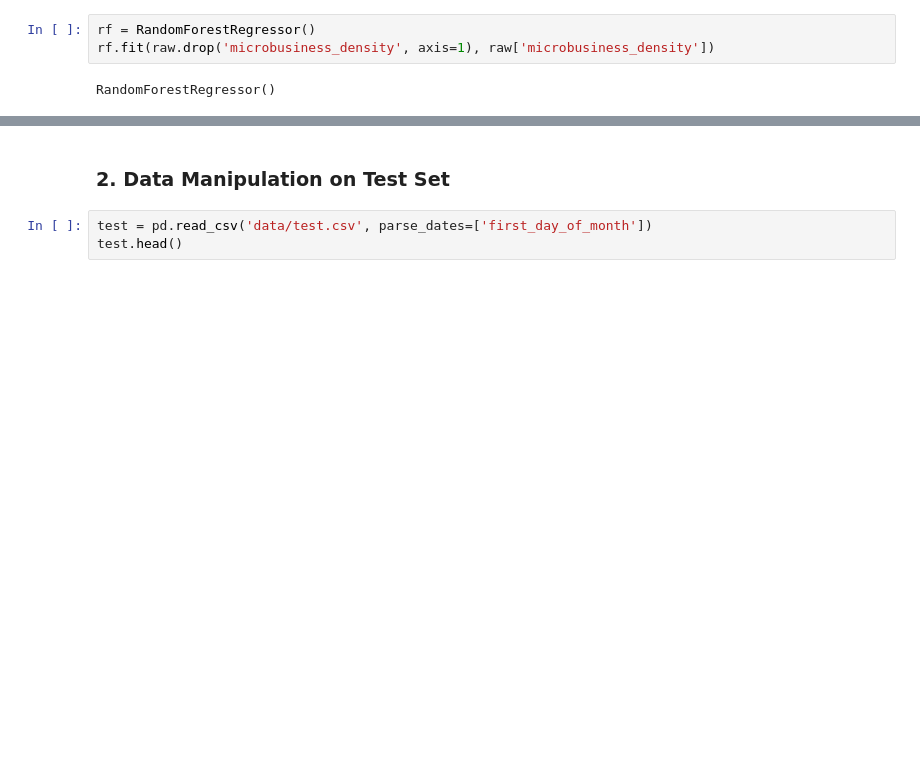
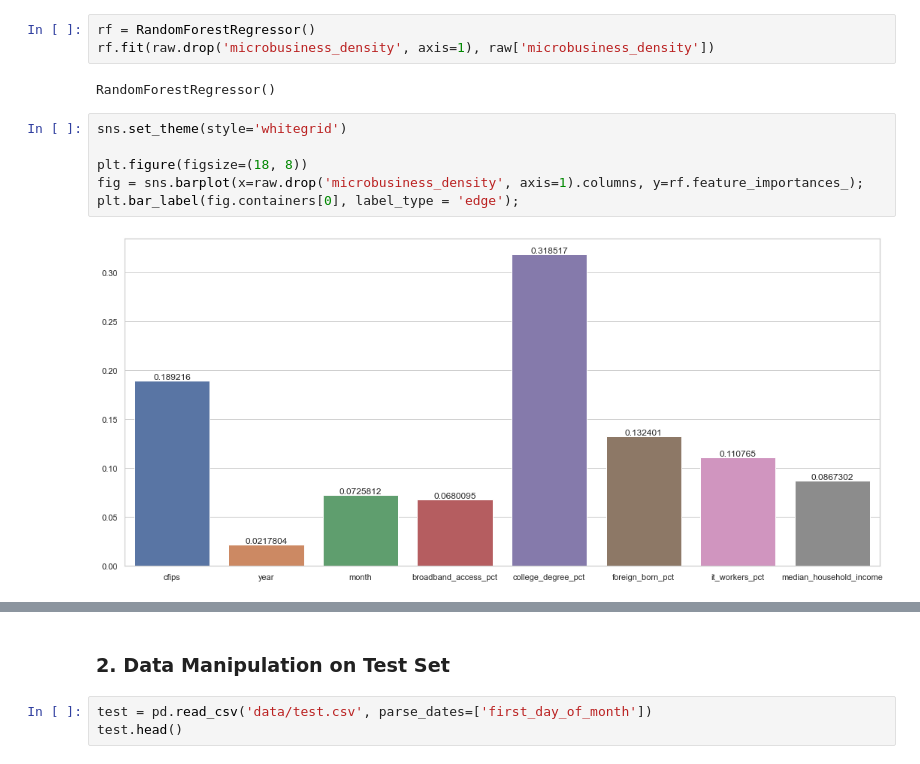
Before and after one commit to MohitSoni11/Kaggle-GoDaddy-Microbusiness-Density-Forecasting, a Jupyter notebook: 2_combine_train_census.ipynb, the cells around one changed output, grey strips where cells are left out. Cells and saved outputs as stored; diff of their text form; blank space fills up the shorter version.

```diff
--- a/2_combine_train_census.ipynb
+++ b/2_combine_train_census.ipynb
@@ -443,3 +442,11 @@ rf = RandomForestRegressor()
 rf.fit(raw.drop('microbusiness_density', axis=1), raw['microbusiness_density'])
 # %% [output]
 RandomForestRegressor()
+# %%
+sns.set_theme(style='whitegrid')
+
+plt.figure(figsize=(18, 8))
+fig = sns.barplot(x=raw.drop('microbusiness_density', axis=1).columns, y=rf.feature_importances_);
+plt.bar_label(fig.containers[0], label_type = 'edge');
+# %% [output]
+[figure, added]
```
Also changed, not shown: parts of 11 cells of this notebook, 3 other files.
